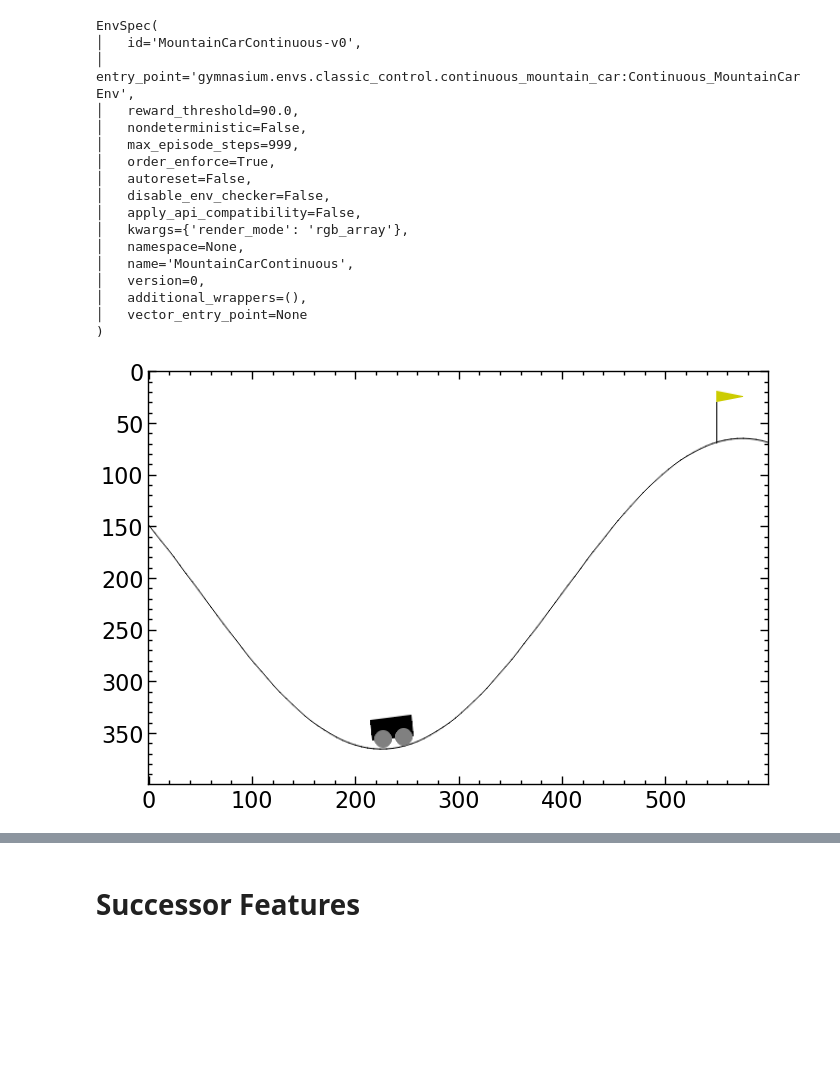
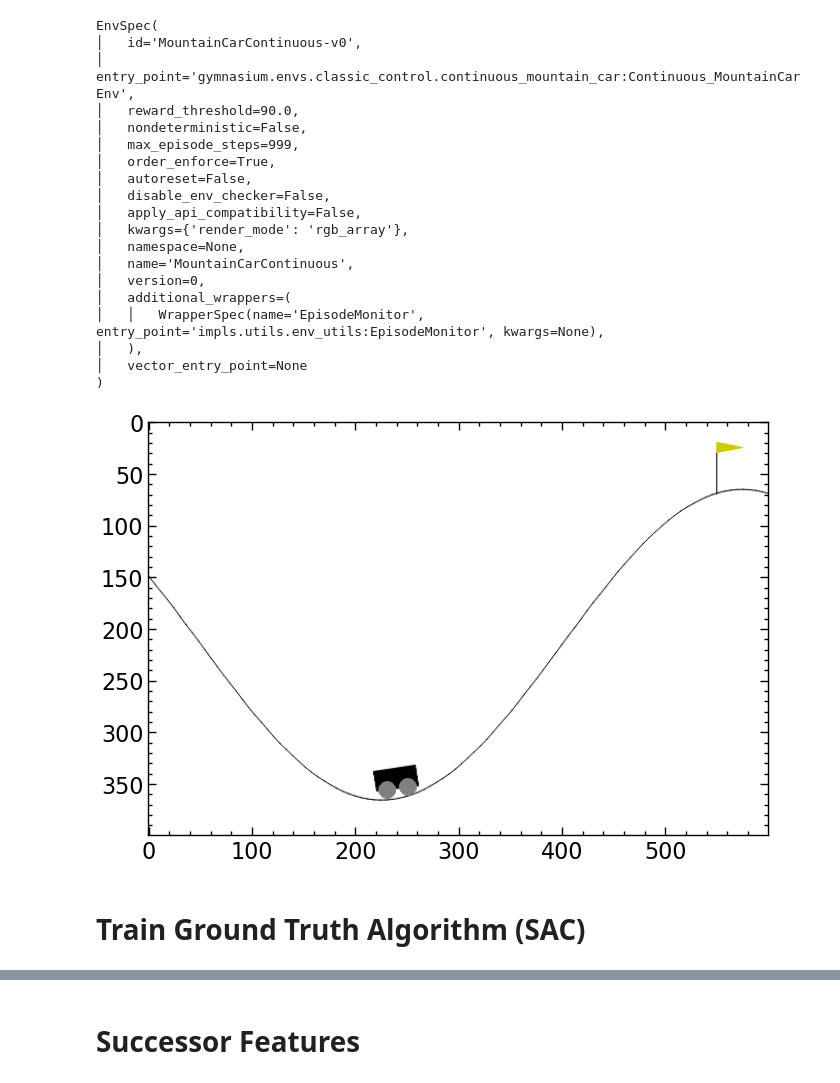
Before and after one commit to skylooop/ogbench, a Jupyter notebook: notebooks/zero_shot_rl.ipynb, the cells around one changed output, grey strips where cells are left out. Drawn from its saved outputs; the diff is of its cells as text; code cells hidden in the pictures; blank space fills up the shorter version.

```diff
--- a/notebooks/zero_shot_rl.ipynb
+++ b/notebooks/zero_shot_rl.ipynb
@@ -6,6 +6,8 @@ os.environ['CUDA_VISIBLE_DEVICES']='1'
 import matplotlib.pyplot as plt
 import scienceplots
 from rich.pretty import pprint
+from tqdm.auto import tqdm
+
 import jax
 import jax.numpy as jnp
 import numpy as np
@@ -13,33 +15,37 @@ import numpy as np
 plt.style.use(['science', 'notebook'])
 import mediapy
 
 import gymnasium as gym
+from impls.utils.env_utils import EpisodeMonitor
 
-mountain_car = gym.make("MountainCarContinuous-v0", render_mode='rgb_array')
+mountain_car = gym.make("MountainCarContinuous-v0", render_mode='rgb_array') #gym.make("MountainCarContinuous-v0", render_mode='rgb_array')
+mountain_car = EpisodeMonitor(mountain_car)
 # [position, velocity]
 obs, info = mountain_car.reset()
 plt.imshow(mountain_car.render())
 mountain_car.close()
 
 GLOBAL_KEY = jax.random.key(42)
 
 pprint(mountain_car.spec)
 # %% [output]
 EnvSpec(
 │   id='MountainCarContinuous-v0',
 │   entry_point='gymnasium.envs.classic_control.continuous_mountain_car:Continuous_MountainCarEnv',
 │   reward_threshold=90.0,
 │   nondeterministic=False,
 │   max_episode_steps=999,
 │   order_enforce=True,
 │   autoreset=False,
 │   disable_env_checker=False,
 │   apply_api_compatibility=False,
 │   kwargs={'render_mode': 'rgb_array'},
 │   namespace=None,
 │   name='MountainCarContinuous',
 │   version=0,
-│   additional_wrappers=(),
+│   additional_wrappers=(
+│   │   WrapperSpec(name='EpisodeMonitor', entry_point='impls.utils.env_utils:EpisodeMonitor', kwargs=None),
+│   ),
 │   vector_entry_point=None
 )
-[figure, old version]
+[figure, new version]
@@ -47,0 +52,2 @@ obs, rew, terminated, truncated, info = mountain_car.step(np.random.normal(size=
+# %% [markdown]
+# Train Ground Truth Algorithm (SAC)
```
Also changed, not shown: parts of 18 cells of this notebook, 1 other file.
